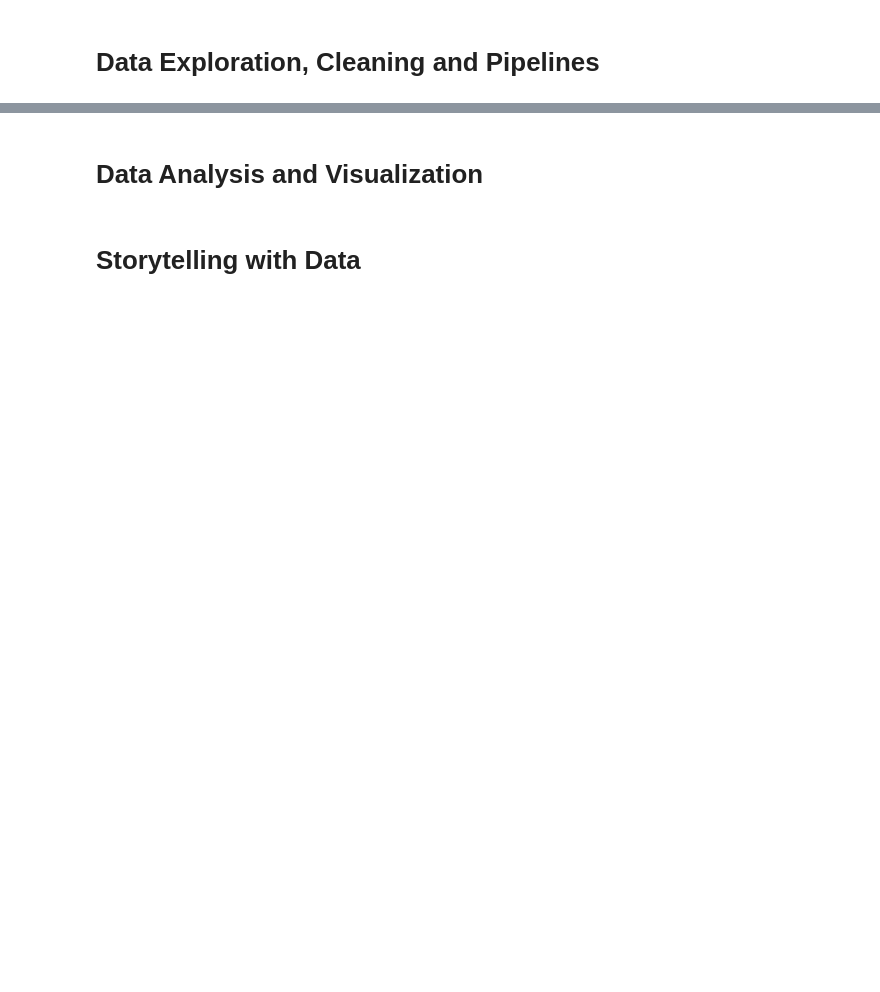
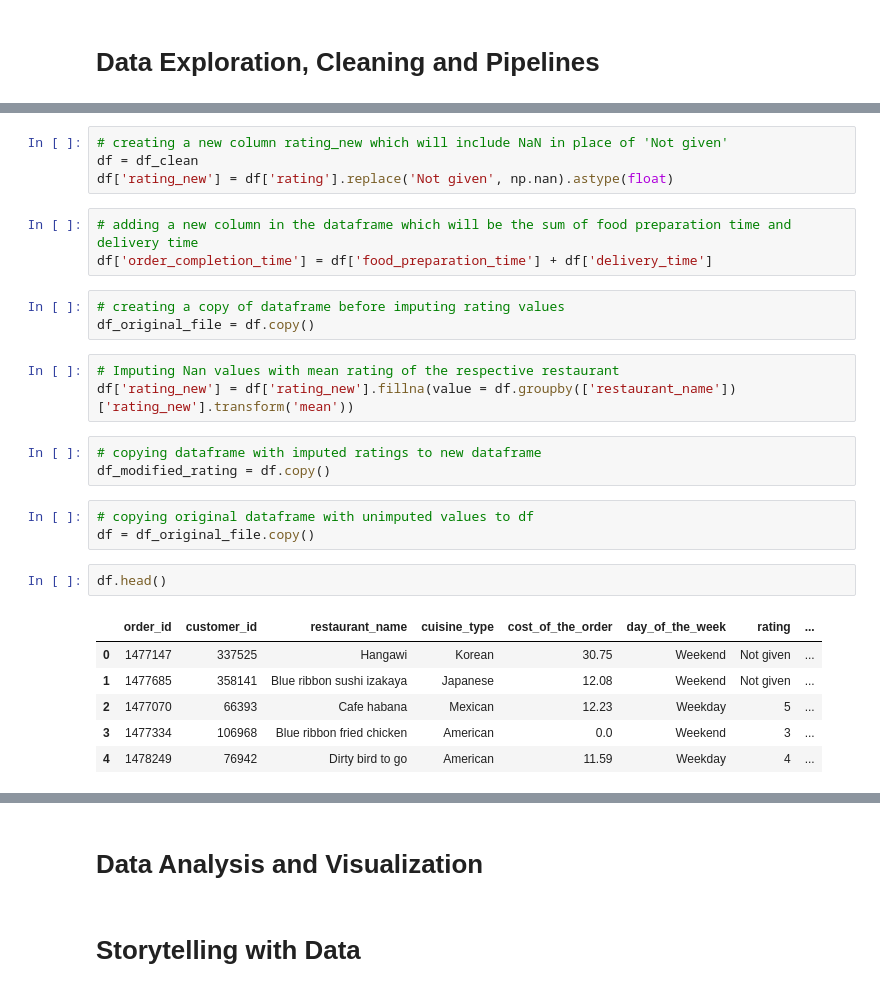
Before and after one commit to JOSHTAM/Data-Analysis-Lifecycle-Workshop, a Jupyter notebook: SMU Data Analytics Lifecycle.ipynb, the cells around one changed output, grey strips where cells are left out. Cells and saved outputs as stored; diff of their text form; blank space fills up the shorter version.

Commit message:
Add somemore cleaning and stuff
Add more cleaning

```diff
--- a/SMU Data Analytics Lifecycle.ipynb
+++ b/SMU Data Analytics Lifecycle.ipynb
@@ -234,0 +254,28 @@ df_clean.head()
+# %%
+# creating a new column rating_new which will include NaN in place of 'Not given'
+df = df_clean
+df['rating_new'] = df['rating'].replace('Not given', np.nan).astype(float)
+# %%
+# adding a new column in the dataframe which will be the sum of food preparation time and delivery time
+df['order_completion_time'] = df['food_preparation_time'] + df['delivery_time']
+# %%
+# creating a copy of dataframe before imputing rating values
+df_original_file = df.copy()
+# %%
+# Imputing Nan values with mean rating of the respective restaurant
+df['rating_new'] = df['rating_new'].fillna(value = df.groupby(['restaurant_name'])['rating_new'].transform('mean'))
+# %%
+# copying dataframe with imputed ratings to new dataframe
+df_modified_rating = df.copy()
+# %%
+# copying original dataframe with unimputed values to df
+df = df_original_file.copy()
+# %%
+df.head()
+# %% [output]
+|  | order_id | customer_id | restaurant_name | cuisine_type | cost_of_the_order | day_of_the_week | rating | ... |
+| 0 | 1477147 | 337525 | Hangawi | Korean | 30.75 | Weekend | Not given | ... |
+| 1 | 1477685 | 358141 | Blue ribbon sushi izakaya | Japanese | 12.08 | Weekend | Not given | ... |
+| 2 | 1477070 | 66393 | Cafe habana | Mexican | 12.23 | Weekday | 5 | ... |
+| 3 | 1477334 | 106968 | Blue ribbon fried chicken | American | 0.0 | Weekend | 3 | ... |
+| 4 | 1478249 | 76942 | Dirty bird to go | American | 11.59 | Weekday | 4 | ... |
```
Also changed, not shown: parts of 38 cells of this notebook.
